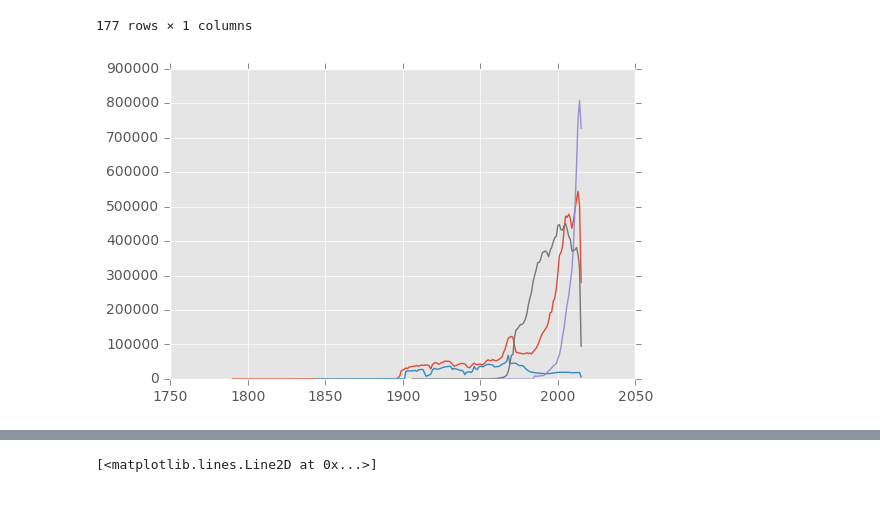
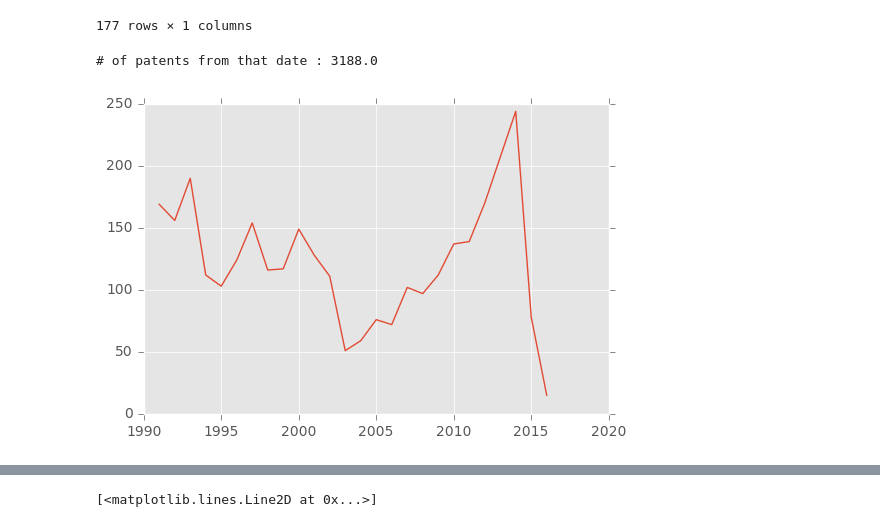
Before and after one commit to arnaudmiribel/ada_project, a Jupyter notebook: src/world_map.ipynb, the cells around one changed output, grey strips where cells are left out. Saved outputs shown, nothing was run; the diff lists cells and outputs as text; code cells hidden in the pictures.

```diff
--- a/src/world_map.ipynb
+++ b/src/world_map.ipynb
@@ -70,13 +76,15 @@ import matplotlib.pyplot as plt
 # %%
-def plot_per_country(ctry):
+def plot_per_country(ctry, start_year):
     df = pd.DataFrame(sums.loc[(ctry, )])
-    df = df[df.index <= 2015]
-    plt.plot(df.index, df.n_patents)
+    df = df[df.index <= 2016]
+    df = df[df.index >= start_year]
+    plt.plot(df.index, df.n_patents);
+    #display(HTML("<h3> Number of patents from that date : %s </h3>" % df.n_patents.sum()))
+    print("# of patents from that date :", df.n_patents.sum())
-# %%
-plt.style.use("")
-plot_per_country("UNITED STATES")
-plot_per_country("FRANCE")
-plot_per_country("CHINA")
-plot_per_country("JAPAN")
-# %% [output]
-[figure, removed]
+# %%
+display(HTML("<h1> Patents number evolution per country </h1>"))
+interact(plot_per_country, ctry=list(set([c for c,y in sums.index.values[::-1]])),
+         start_year=(1950,2016,1))
+# %% [output]
+# of patents from that date : 3188.0
+[figure, added]
```
Also changed, not shown: parts of 4 cells of this notebook.
